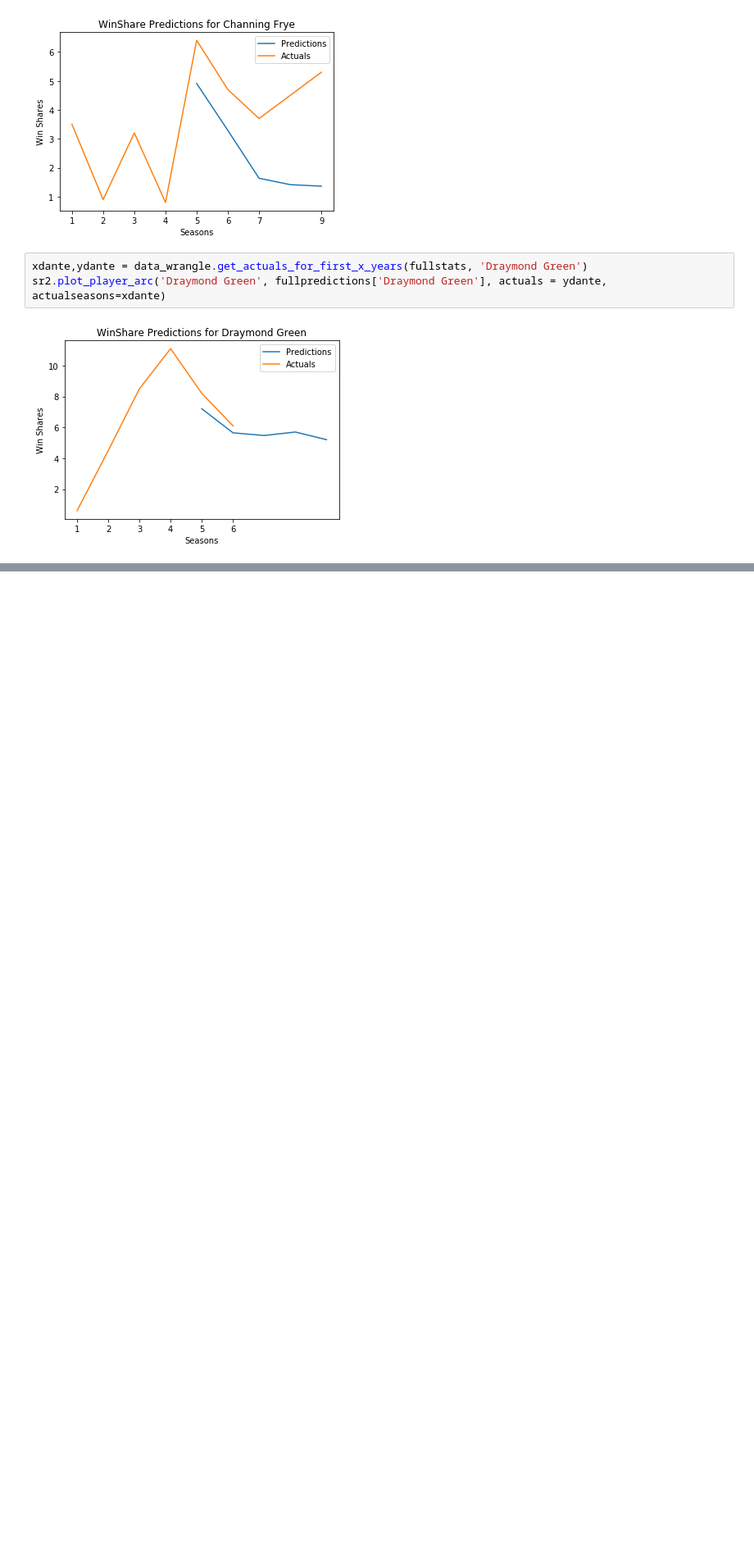
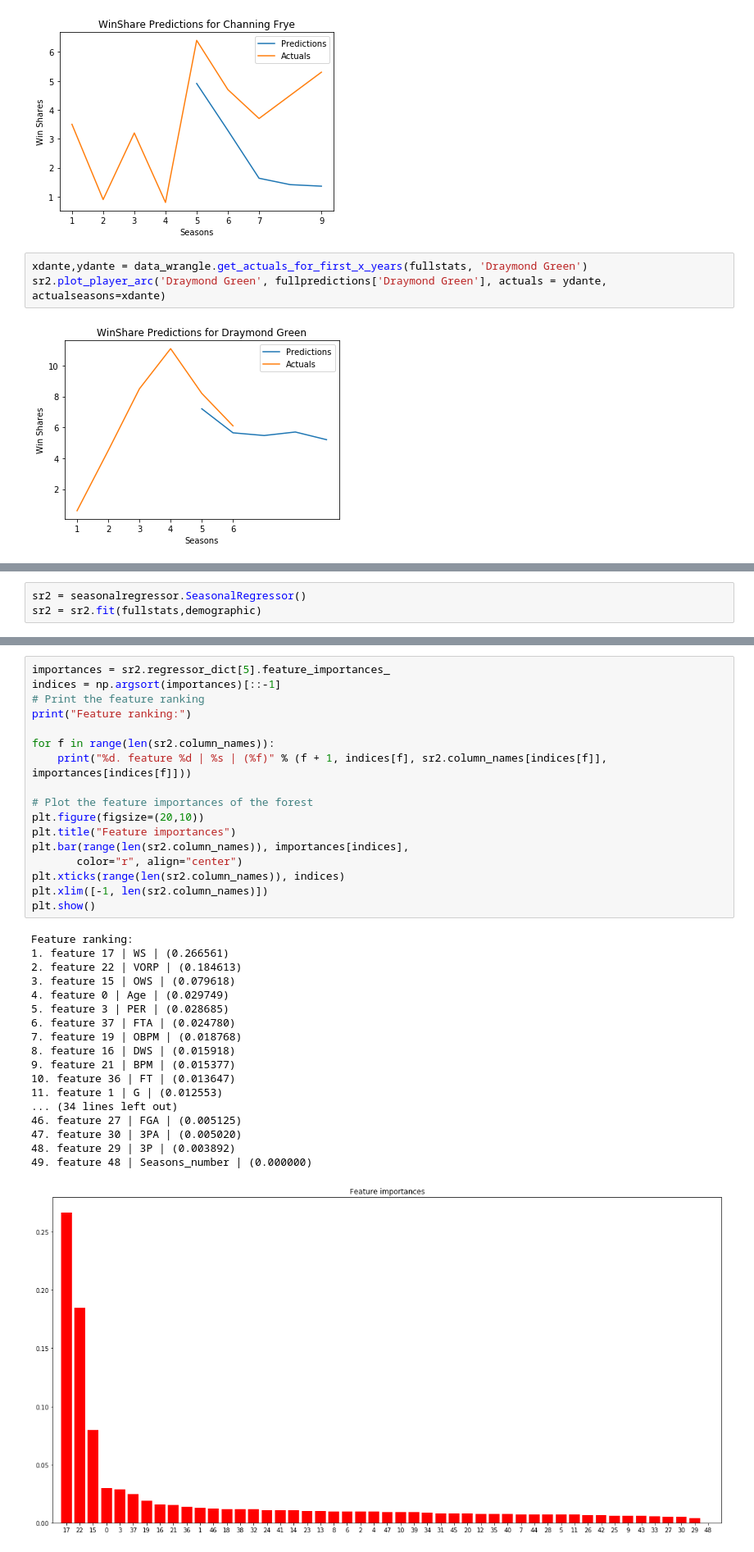
Before and after one commit to KirkAVoss/kv-capstone, a Jupyter notebook: NBAwinshare/2018.11.27 KV Work.ipynb, the cells around one changed output, grey strips where cells are left out. Shown at 82% size. Saved outputs shown, nothing was run; the diff lists cells and outputs as text; blank space fills up the shorter version.

Commit message:
Added feature importance plot

```diff
--- a/NBAwinshare/2018.11.27 KV Work.ipynb
+++ b/NBAwinshare/2018.11.27 KV Work.ipynb
@@ -147,0 +192,3 @@ sr2.plot_player_arc('Draymond Green', fullpredictions['Draymond Green'], actuals
+# %%
+sr2 = seasonalregressor.SeasonalRegressor()
+sr2 = sr2.fit(fullstats,demographic)
@@ -147,0 +236,36 @@ sr2.plot_player_arc('Draymond Green', fullpredictions['Draymond Green'], actuals
+# %%
+importances = sr2.regressor_dict[5].feature_importances_
+indices = np.argsort(importances)[::-1]
+# Print the feature ranking
+print("Feature ranking:")
+
+for f in range(len(sr2.column_names)):
+    print("%d. feature %d | %s | (%f)" % (f + 1, indices[f], sr2.column_names[indices[f]], importances[indices[f]]))
+
+# Plot the feature importances of the forest
+plt.figure(figsize=(20,10))
+plt.title("Feature importances")
+plt.bar(range(len(sr2.column_names)), importances[indices],
+       color="r", align="center")
+plt.xticks(range(len(sr2.column_names)), indices)
+plt.xlim([-1, len(sr2.column_names)])
+plt.show()
+# %% [output]
+Feature ranking:
+1. feature 17 | WS | (0.266561)
+2. feature 22 | VORP | (0.184613)
+3. feature 15 | OWS | (0.079618)
+4. feature 0 | Age | (0.029749)
+5. feature 3 | PER | (0.028685)
+6. feature 37 | FTA | (0.024780)
+7. feature 19 | OBPM | (0.018768)
+8. feature 16 | DWS | (0.015918)
+9. feature 21 | BPM | (0.015377)
+10. feature 36 | FT | (0.013647)
+11. feature 1 | G | (0.012553)
+... (34 lines left out)
+46. feature 27 | FGA | (0.005125)
+47. feature 30 | 3PA | (0.005020)
+48. feature 29 | 3P | (0.003892)
+49. feature 48 | Seasons_number | (0.000000)
+[figure, added]
```
Also changed, not shown: parts of 7 cells of this notebook, 2 other files.
